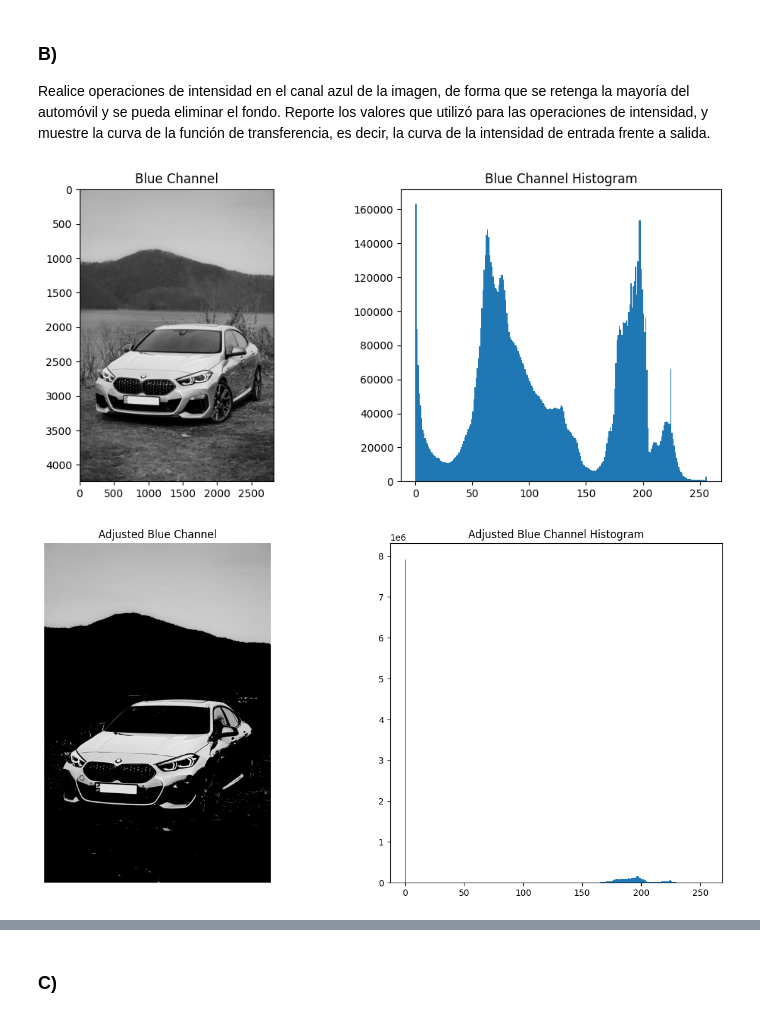
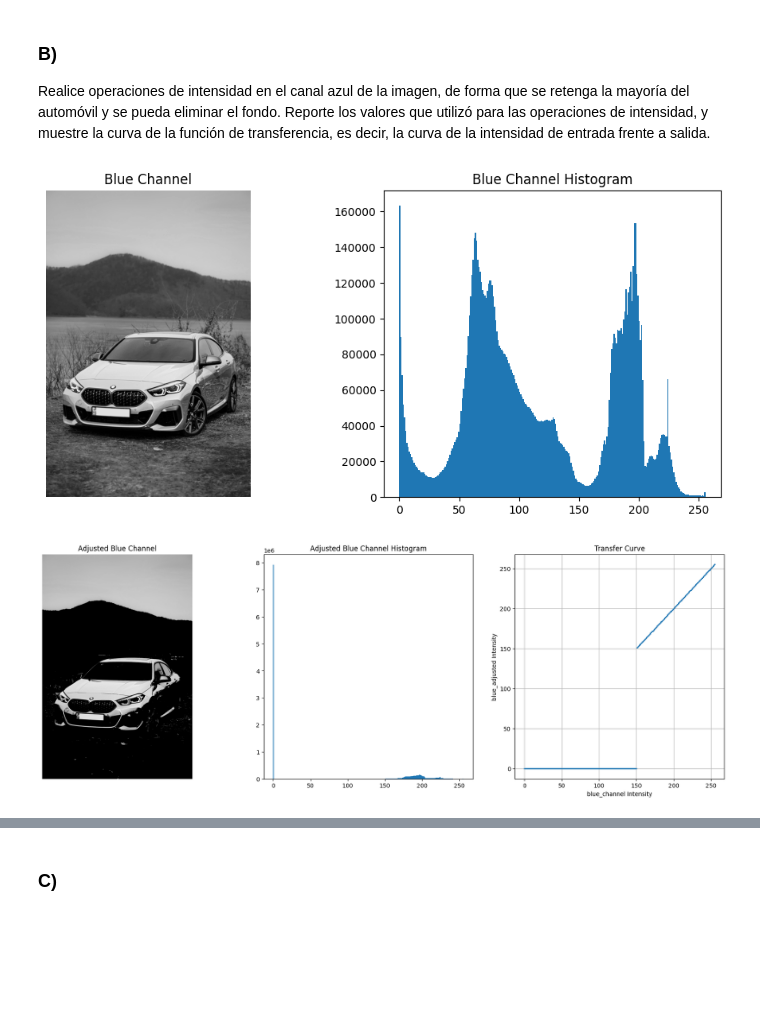
Before and after one commit to danieldamc/Procesamiento-de-Imagenes, a Jupyter notebook: Tarea_2.ipynb, the cells around one changed output, grey strips where cells are left out. Cells and saved outputs as stored; diff of their text form; code cells hidden in the pictures; blank space fills up the shorter version.

```diff
--- a/Tarea_2.ipynb
+++ b/Tarea_2.ipynb
@@ -252,6 +256,7 @@ plt.figure(figsize=(12, 5))
 
 plt.subplot(1, 2, 1)
 plt.imshow(blue_channel, cmap='gray')
+plt.axis('off')
 plt.title('Blue Channel')
 
 plt.subplot(1, 2, 2)
@@ -260,21 +265,31 @@ plt.title('Blue Channel Histogram')
 
 plt.show()
 # %% [output]
-[figure, old version]
+[figure, new version]
 # %%
 ret, blue_adjusted = cv.threshold(blue_channel,150,255,cv.THRESH_TOZERO)
 # %%
-plt.figure(figsize=(15, 7))
+plt.figure(figsize=(22, 7))
 
-plt.subplot(1, 2, 1)
+plt.subplot(1, 3, 1)
 plt.imshow(blue_adjusted, cmap='gray')
 plt.title('Adjusted Blue Channel')
 plt.axis('off')
 
-plt.subplot(1, 2, 2)
+plt.subplot(1, 3, 2)
 plt.hist(blue_adjusted.flatten(),256,[0,256])
 plt.title('Adjusted Blue Channel Histogram')
 
+blue_channel_flat = blue_channel.flatten()
+blue_adjusted_flat = blue_adjusted.flatten()
+
+plt.subplot(1, 3, 3)
+plt.plot(blue_channel_flat, blue_adjusted_flat, '.', markersize=1)
+plt.title('Transfer Curve')
+plt.xlabel('blue_channel Intensity')
+plt.ylabel('blue_adjusted Intensity')
+plt.grid(True)
+
 plt.show()
 # %% [output]
-[figure, old version]
+[figure, new version]
```
Also changed, not shown: parts of 23 cells of this notebook, 16 other files.
